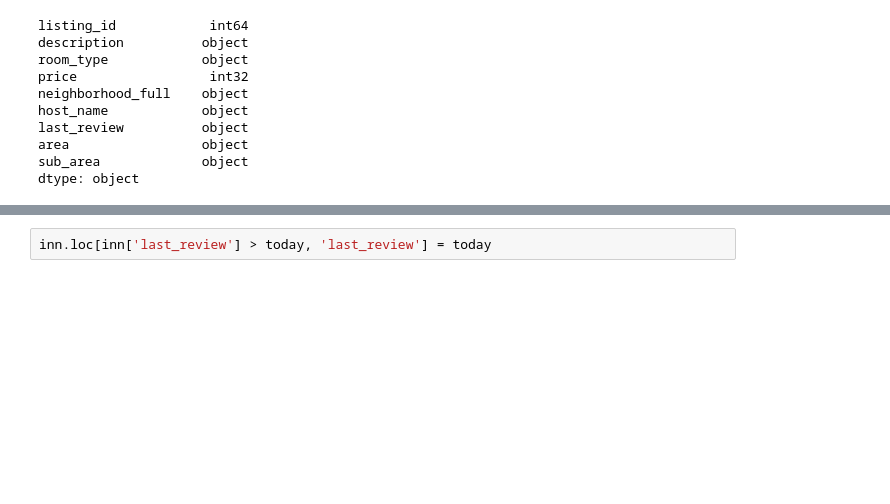
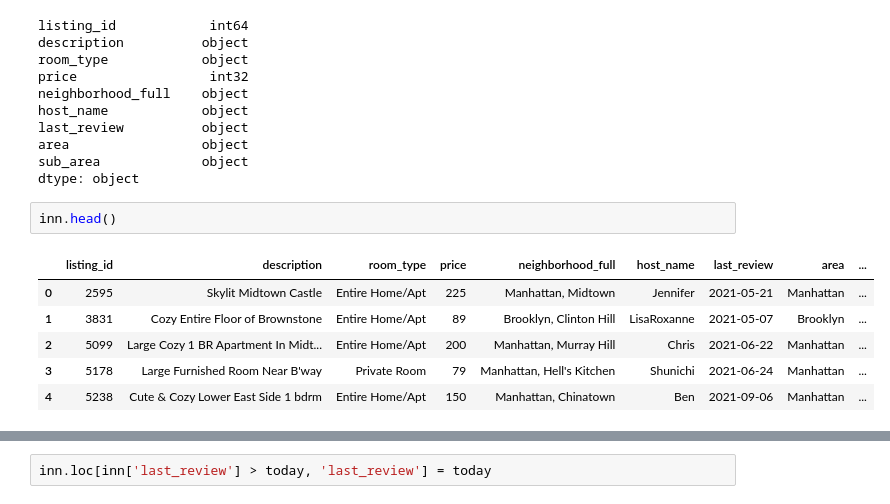
Before and after one commit to fedyrahmatullah/Dashboard-Data-of-NYC-Airbnb, a Jupyter notebook: Inn.ipynb, the cells around one changed output, grey strips where cells are left out. Drawn from its saved outputs; the diff is of its cells as text; blank space fills up the shorter version.

```diff
--- a/Inn.ipynb
+++ b/Inn.ipynb
@@ -199,6 +219,15 @@ last_review          object
 area                 object
 sub_area             object
 dtype: object
+# %%
+inn.head()
+# %% [output]
+|  | listing_id | description | room_type | price | neighborhood_full | host_name | last_review | area | ... |
+| 0 | 2595 | Skylit Midtown Castle | Entire Home/Apt | 225 | Manhattan, Midtown | Jennifer | 2021-05-21 | Manhattan | ... |
+| 1 | 3831 | Cozy Entire Floor of Brownstone | Entire Home/Apt | 89 | Brooklyn, Clinton Hill | LisaRoxanne | 2021-05-07 | Brooklyn | ... |
+| 2 | 5099 | Large Cozy 1 BR Apartment In Midt... | Entire Home/Apt | 200 | Manhattan, Murray Hill | Chris | 2021-06-22 | Manhattan | ... |
+| 3 | 5178 | Large Furnished Room Near B'way | Private Room | 79 | Manhattan, Hell's Kitchen | Shunichi | 2021-06-24 | Manhattan | ... |
+| 4 | 5238 | Cute & Cozy Lower East Side 1 bdrm | Entire Home/Apt | 150 | Manhattan, Chinatown | Ben | 2021-09-06 | Manhattan | ... |
 # %%
 today = dt.date.today()
 inn[inn['last_review'] > today] #data dengan tanggal yang melebihi hari ini (ga make sense)
```
Also changed, not shown: parts of 16 cells of this notebook, 1 other file.
